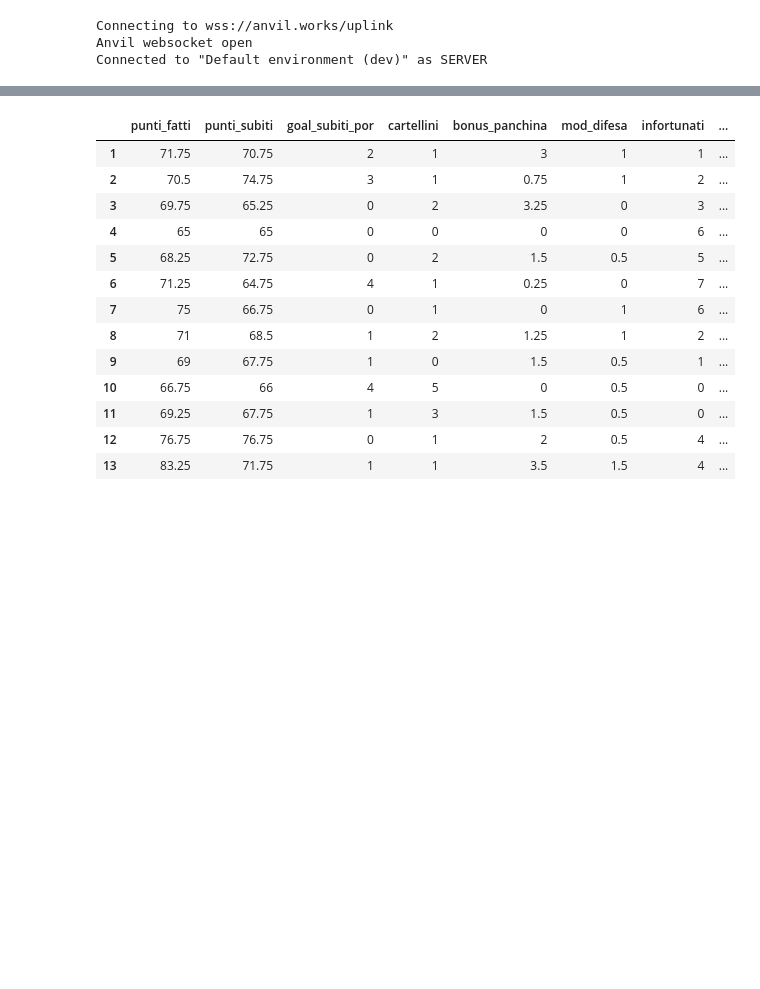
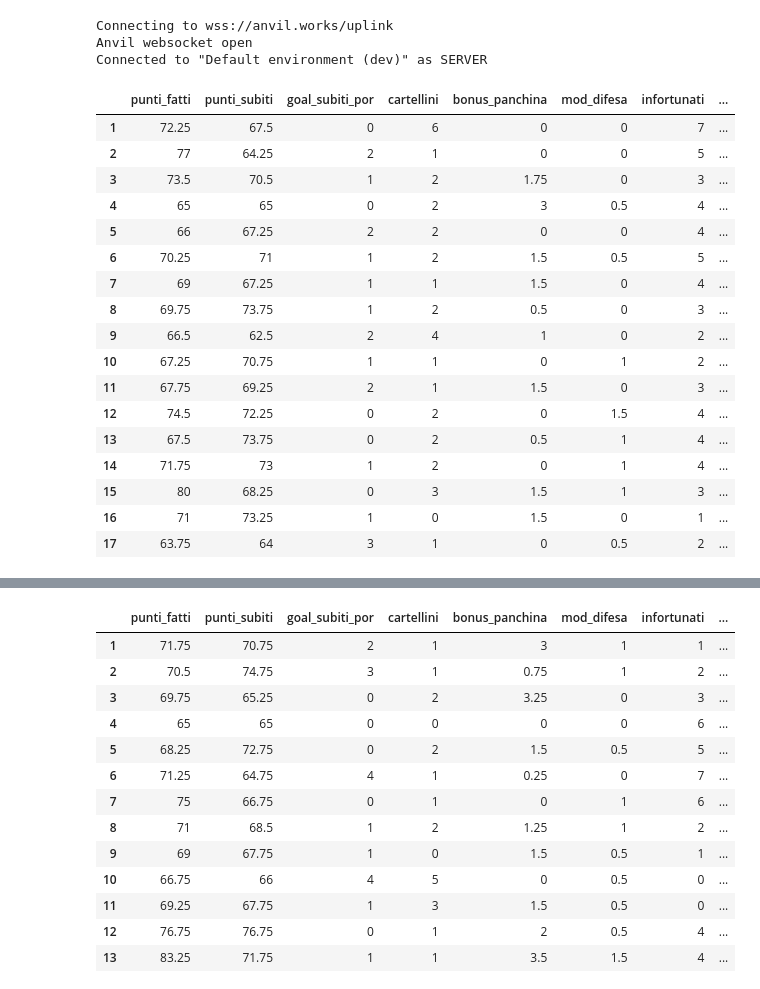
Before and after one commit to lucaagozzino/Fantapalla_simulazioni, a Jupyter notebook: Database/App_server_pietro.ipynb, the cells around one changed output, grey strips where cells are left out. Drawn from its saved outputs; the diff is of its cells as text; code cells hidden in the pictures; blank space fills up the shorter version.

```diff
--- a/Database/App_server_pietro.ipynb
+++ b/Database/App_server_pietro.ipynb
@@ -193,3 +194,24 @@ def team_stats(owner):
     """
     dic = team_stats_dict(owner)
     return dic
+# %%
+Results['luca']
+# %% [output]
+|  | punti_fatti | punti_subiti | goal_subiti_por | cartellini | bonus_panchina | mod_difesa | infortunati | ... |
+| 1 | 72.25 | 67.5 | 0 | 6 | 0 | 0 | 7 | ... |
+| 2 | 77 | 64.25 | 2 | 1 | 0 | 0 | 5 | ... |
+| 3 | 73.5 | 70.5 | 1 | 2 | 1.75 | 0 | 3 | ... |
+| 4 | 65 | 65 | 0 | 2 | 3 | 0.5 | 4 | ... |
+| 5 | 66 | 67.25 | 2 | 2 | 0 | 0 | 4 | ... |
+| 6 | 70.25 | 71 | 1 | 2 | 1.5 | 0.5 | 5 | ... |
+| 7 | 69 | 67.25 | 1 | 1 | 1.5 | 0 | 4 | ... |
+| 8 | 69.75 | 73.75 | 1 | 2 | 0.5 | 0 | 3 | ... |
+| 9 | 66.5 | 62.5 | 2 | 4 | 1 | 0 | 2 | ... |
+| 10 | 67.25 | 70.75 | 1 | 1 | 0 | 1 | 2 | ... |
+| 11 | 67.75 | 69.25 | 2 | 1 | 1.5 | 0 | 3 | ... |
+| 12 | 74.5 | 72.25 | 0 | 2 | 0 | 1.5 | 4 | ... |
+| 13 | 67.5 | 73.75 | 0 | 2 | 0.5 | 1 | 4 | ... |
+| 14 | 71.75 | 73 | 1 | 2 | 0 | 1 | 4 | ... |
+| 15 | 80 | 68.25 | 0 | 3 | 1.5 | 1 | 3 | ... |
+| 16 | 71 | 73.25 | 1 | 0 | 1.5 | 0 | 1 | ... |
+| 17 | 63.75 | 64 | 3 | 1 | 0 | 0.5 | 2 | ... |
```
Also changed, not shown: parts of 5 cells of this notebook, 1 other file.
